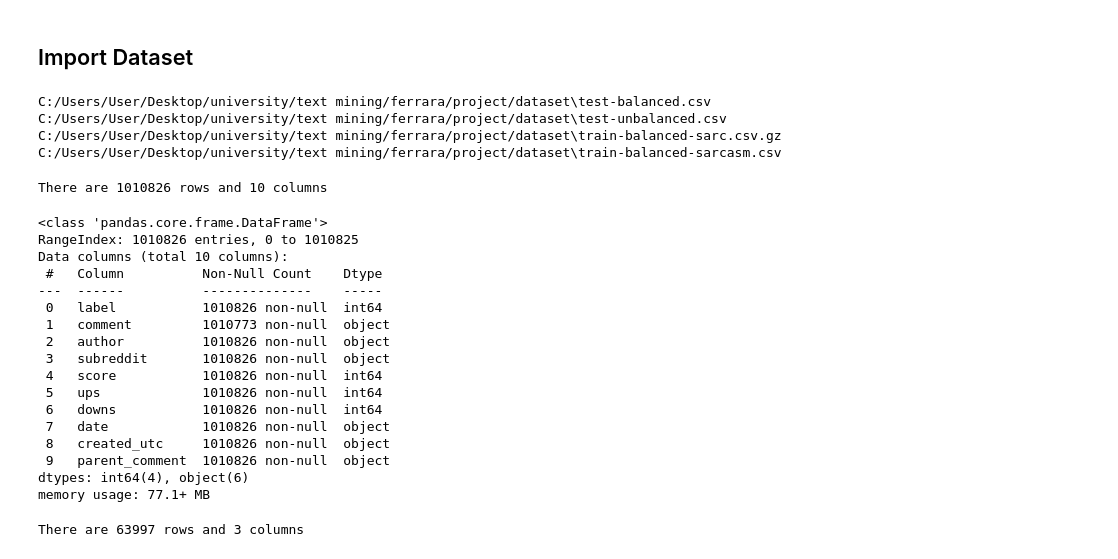
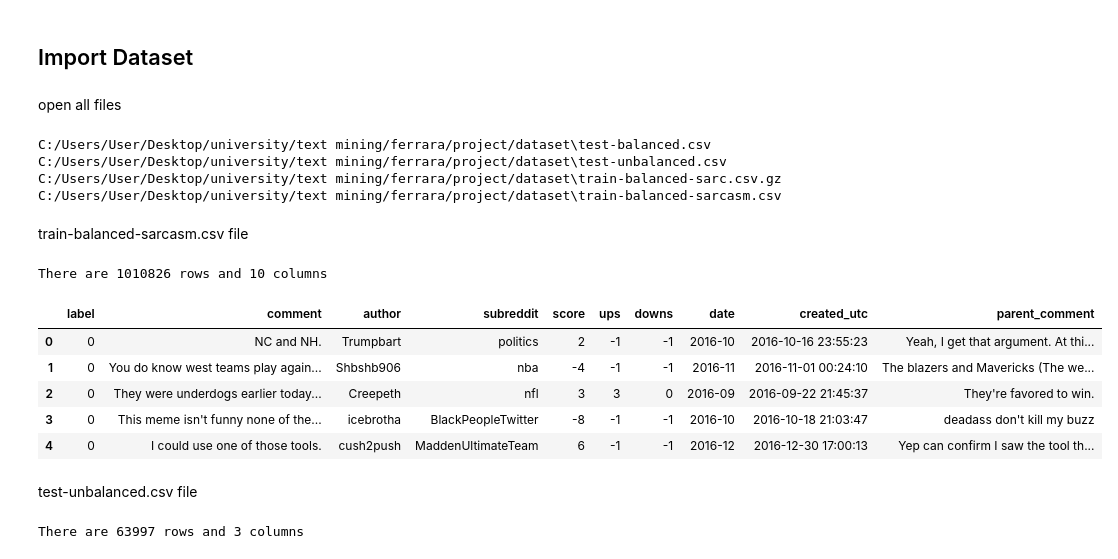
Before and after one commit to federicopessina/RedditSarcasm, a Jupyter notebook: main_notebook.ipynb, the cells around one changed output. Saved outputs shown, nothing was run; the diff lists cells and outputs as text; code cells hidden in the pictures.

```diff
--- a/main_notebook.ipynb
+++ b/main_notebook.ipynb
@@ -33,3 +33,5 @@ import pandas as pd # data processing, CSV file I/O (e.g. pd.read_csv)
+# %% [markdown]
+open all files
 # %%
 for dirname, _, filenames in os.walk('C:/Users/User/Desktop/university/text mining/ferrara/project/dataset'):
     for filename in filenames:
@@ -39,4 +41,6 @@ C:/Users/User/Desktop/university/text mining/ferrara/project/dataset\test-balanc
 C:/Users/User/Desktop/university/text mining/ferrara/project/dataset\test-unbalanced.csv
 C:/Users/User/Desktop/university/text mining/ferrara/project/dataset\train-balanced-sarc.csv.gz
 C:/Users/User/Desktop/university/text mining/ferrara/project/dataset\train-balanced-sarcasm.csv
+# %% [markdown]
+train-balanced-sarcasm.csv file
 # %%
@@ -49,23 +53,15 @@ print(f'There are {nRow} rows and {nCol} columns')
 # %% [output]
 There are 1010826 rows and 10 columns
-# %%
-df_data.info()
-# %% [output]
-<class 'pandas.core.frame.DataFrame'>
-RangeIndex: 1010826 entries, 0 to 1010825
-Data columns (total 10 columns):
- #   Column          Non-Null Count    Dtype
----  ------          --------------    -----
- 0   label           1010826 non-null  int64
- 1   comment         1010773 non-null  object
- 2   author          1010826 non-null  object
- 3   subreddit       1010826 non-null  object
- 4   score           1010826 non-null  int64
- 5   ups             1010826 non-null  int64
- 6   downs           1010826 non-null  int64
- 7   date            1010826 non-null  object
- 8   created_utc     1010826 non-null  object
- 9   parent_comment  1010826 non-null  object
-dtypes: int64(4), object(6)
-memory usage: 77.1+ MB
+# %%
+#df_data.info()
+df_data.head()
+# %% [output]
+|  | label | comment | author | subreddit | score | ups | downs | date | created_utc | parent_comment |
+| 0 | 0 | NC and NH. | Trumpbart | politics | 2 | -1 | -1 | 2016-10 | 2016-10-16 23:55:23 | Yeah, I get that argument. At thi... |
+| 1 | 0 | You do know west teams play again... | Shbshb906 | nba | -4 | -1 | -1 | 2016-11 | 2016-11-01 00:24:10 | The blazers and Mavericks (The we... |
+| 2 | 0 | They were underdogs earlier today... | Creepeth | nfl | 3 | 3 | 0 | 2016-09 | 2016-09-22 21:45:37 | They're favored to win. |
+| 3 | 0 | This meme isn't funny none of the... | icebrotha | BlackPeopleTwitter | -8 | -1 | -1 | 2016-10 | 2016-10-18 21:03:47 | deadass don't kill my buzz |
+| 4 | 0 | I could use one of those tools. | cush2push | MaddenUltimateTeam | 6 | -1 | -1 | 2016-12 | 2016-12-30 17:00:13 | Yep can confirm I saw the tool th... |
+# %% [markdown]
+test-unbalanced.csv file
 # %%
```
Also changed, not shown: parts of 58 cells of this notebook, 4 other files.
